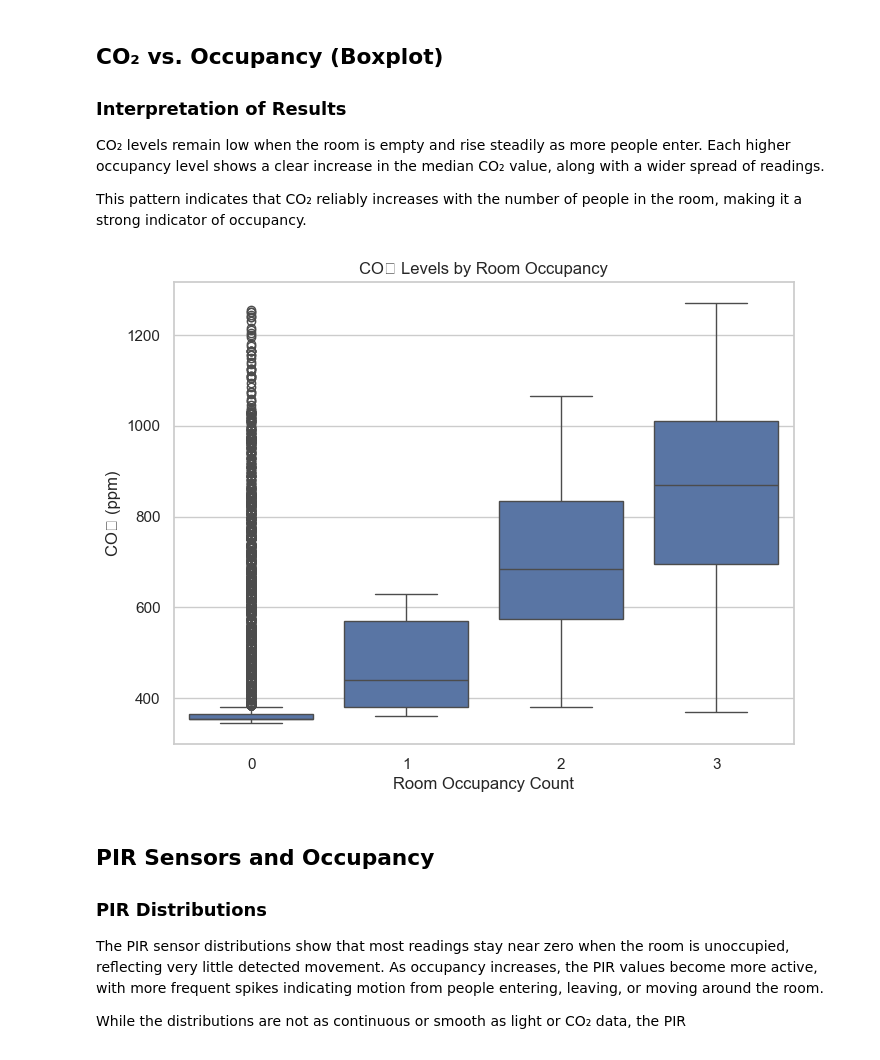
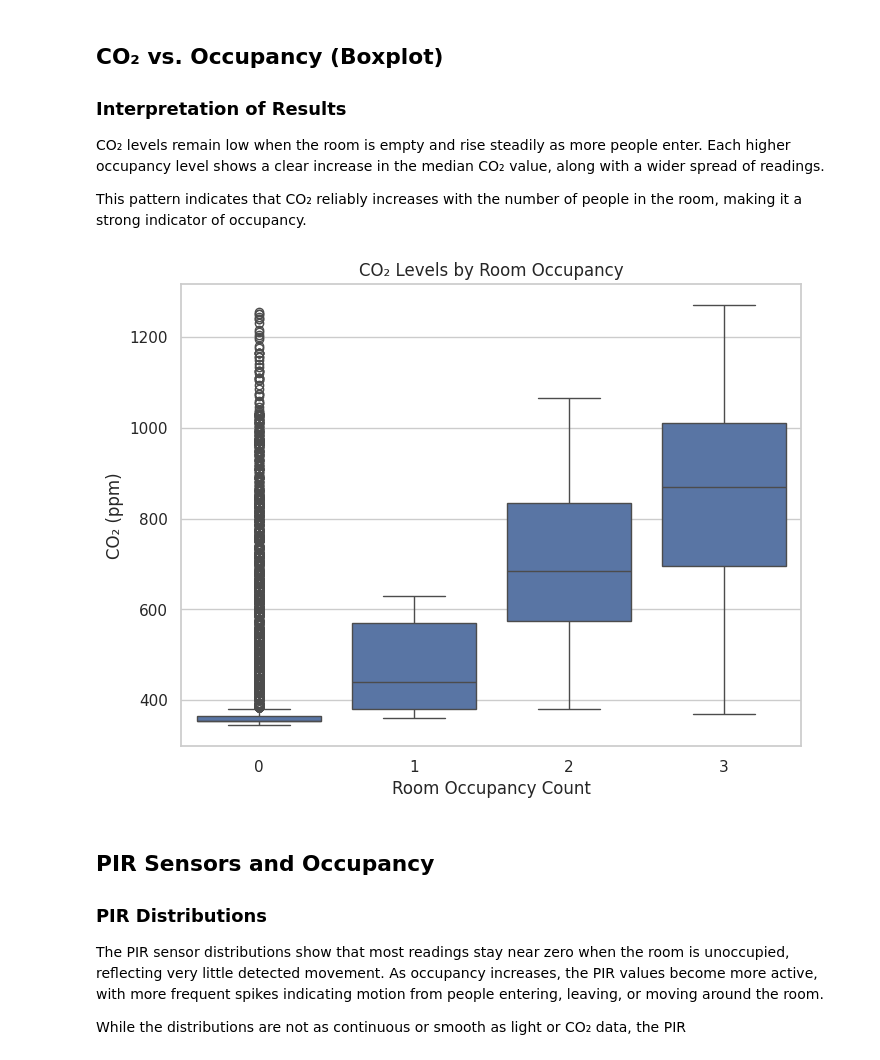
Before and after one commit to masondelan/ADS502_FinalProject, a Jupyter notebook: notebooks/data_load_and_eda.ipynb, the cells around one changed output. Saved outputs shown, nothing was run; the diff lists cells and outputs as text; code cells hidden in the pictures.

```diff
--- a/notebooks/data_load_and_eda.ipynb
+++ b/notebooks/data_load_and_eda.ipynb
@@ -241,7 +240,7 @@ The histograms for CO₂ and CO₂_Slope show clear patterns tied to room activi
 Basic statistics reinforce this pattern: CO₂ has a higher mean and greater spread during occupied periods, while CO₂_Slope captures short-term shifts rather than overall levels. Together, these variables provide both steady-state and dynamic information about air quality changes related to occupancy.
 # %%
 co2_cols = ["S5_CO2", "S5_CO2_Slope"]
-
+plt.rcParams['font.family'] = 'DejaVu Sans'
 df[co2_cols].hist(figsize=(8, 4), bins=30)
 plt.suptitle("CO₂ and CO₂ Slope Distributions", y=1.02)
 plt.tight_layout()
@@ -268,17 +267,18 @@ CO₂ levels remain low when the room is empty and rise steadily as more people
 This pattern indicates that CO₂ reliably increases with the number of people in the room, making it a strong indicator of occupancy.
 # %%
 plt.figure(figsize=(8, 6))
+plt.rcParams['font.family'] = 'DejaVu Sans'
 sns.boxplot(
     data=df,
     x="Room_Occupancy_Count",
     y="S5_CO2"
 )
 plt.title("CO₂ Levels by Room Occupancy")
 plt.xlabel("Room Occupancy Count")
 plt.ylabel("CO₂ (ppm)")
 plt.show()
 # %% [output]
-[figure, old version]
+[figure, new version]
 # %% [markdown]
 ## PIR Sensors and Occupancy
 
```
Also changed, not shown: parts of 9 cells of this notebook.
